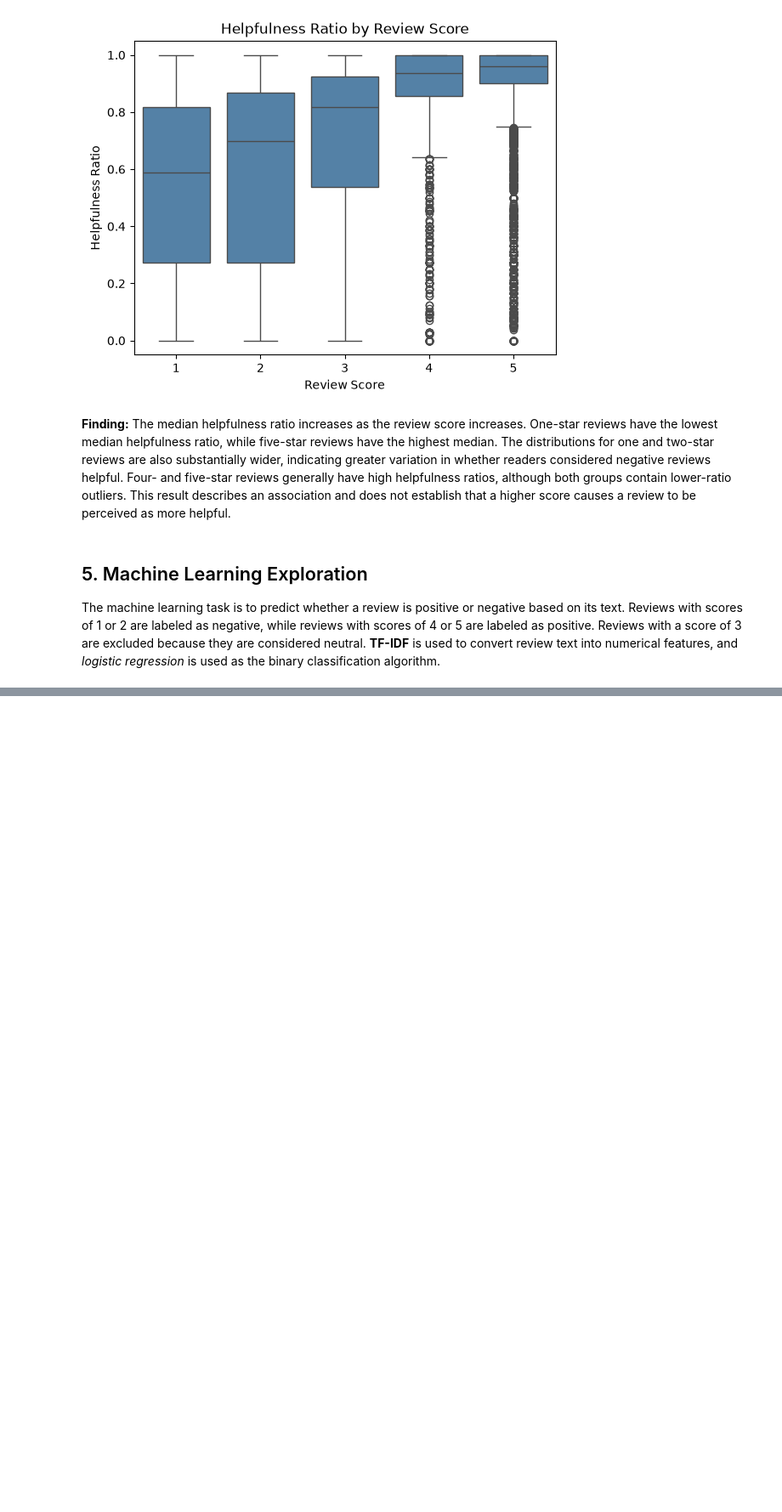
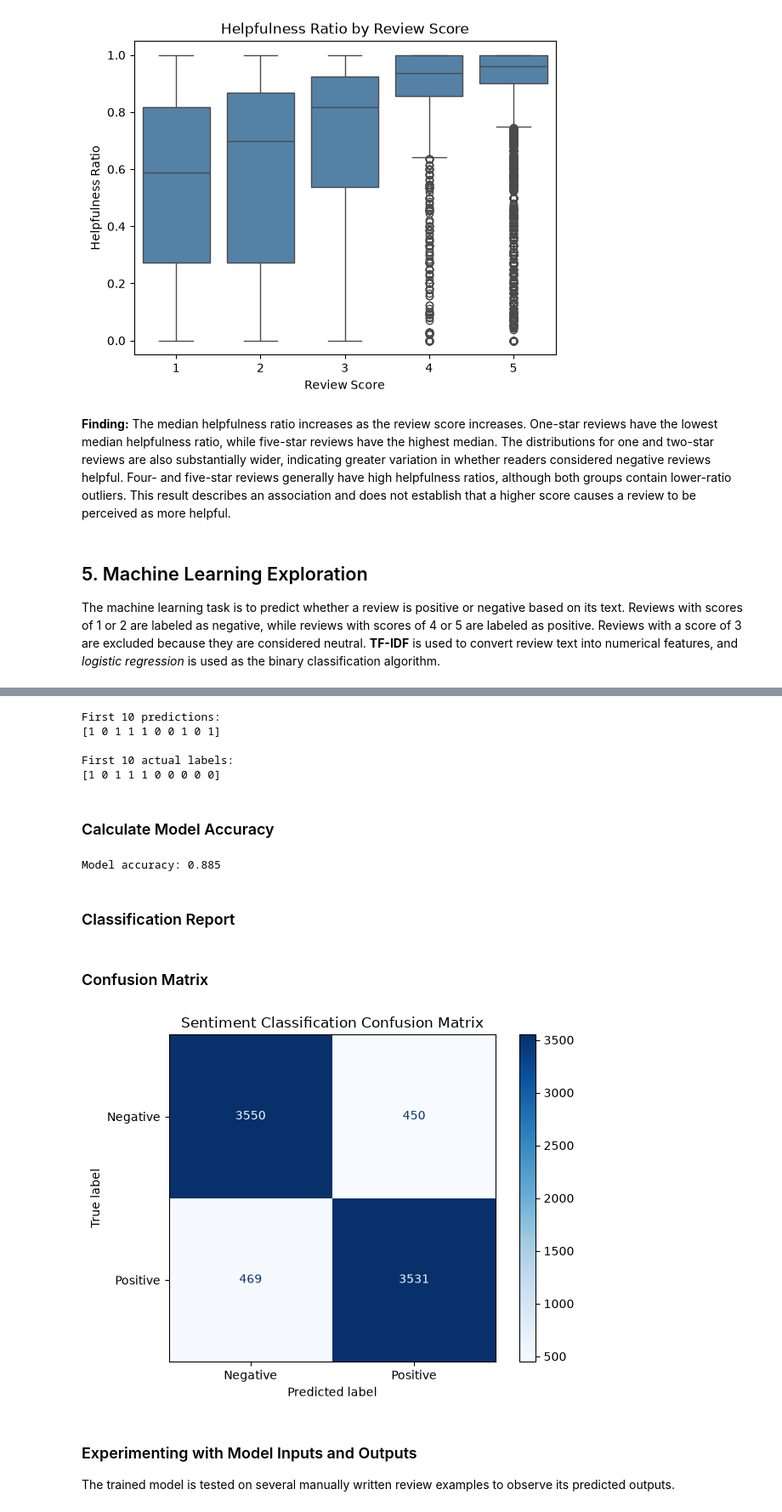
Before and after one commit to Jacey-Dai/IDS706-Assignment-Data-Analysis, a Jupyter notebook: data_analysis.ipynb, the cells around one changed output, grey strips where cells are left out. Shown at 85% size. Saved outputs shown, nothing was run; the diff lists cells and outputs as text; code cells hidden in the pictures; blank space fills up the shorter version.

Commit message:
machine learning part, and test with manual examples

```diff
--- a/data_analysis.ipynb
+++ b/data_analysis.ipynb
@@ -361,0 +472,11 @@ The machine learning task is to predict whether a review is positive or negative
+# %%
+vectorizer = TfidfVectorizer(
+    stop_words="english",
+    max_features=5_000,
+)
+
+X_train_tfidf = vectorizer.fit_transform(X_train)
+X_test_tfidf = vectorizer.transform(X_test)
+
+print("Training data shape:", X_train_tfidf.shape)
+print("Testing data shape:", X_test_tfidf.shape)
@@ -361,0 +490,7 @@ The machine learning task is to predict whether a review is positive or negative
+# %%
+model = LogisticRegression(
+    max_iter=1_000,
+    random_state=42,
+)
+
+model.fit(X_train_tfidf, y_train)
@@ -361,0 +503,24 @@ The machine learning task is to predict whether a review is positive or negative
+# %%
+y_pred = model.predict(X_test_tfidf)
+
+print("First 10 predictions:")
+print(y_pred[:10])
+
+print("\nFirst 10 actual labels:")
+print(y_test.iloc[:10].to_numpy())
+# %% [output]
+First 10 predictions:
+[1 0 1 1 1 0 0 1 0 1]
+
+First 10 actual labels:
+[1 0 1 1 1 0 0 0 0 0]
+# %% [markdown]
+### Calculate Model Accuracy
+# %%
+model_accuracy = accuracy_score(y_test, y_pred)
+
+print(f"Model accuracy: {model_accuracy:.3f}")
+# %% [output]
+Model accuracy: 0.885
+# %% [markdown]
+### Classification Report
@@ -361,0 +535,26 @@ The machine learning task is to predict whether a review is positive or negative
+# %% [markdown]
+### Confusion Matrix
+# %%
+ConfusionMatrixDisplay.from_predictions(
+    y_test,
+    y_pred,
+    display_labels=["Negative", "Positive"],
+    cmap="Blues",
+)
+
+plt.title("Sentiment Classification Confusion Matrix")
+plt.tight_layout()
+
+plt.savefig(
+    "figures/sentiment_confusion_matrix.png",
+    dpi=300,
+    bbox_inches="tight",
+)
+
+plt.show()
+# %% [output]
+[figure, added]
+# %% [markdown]
+### Experimenting with Model Inputs and Outputs
+
+The trained model is tested on several manually written review examples to observe its predicted outputs.
```
Also changed, not shown: parts of 16 cells of this notebook, 1 other file.
